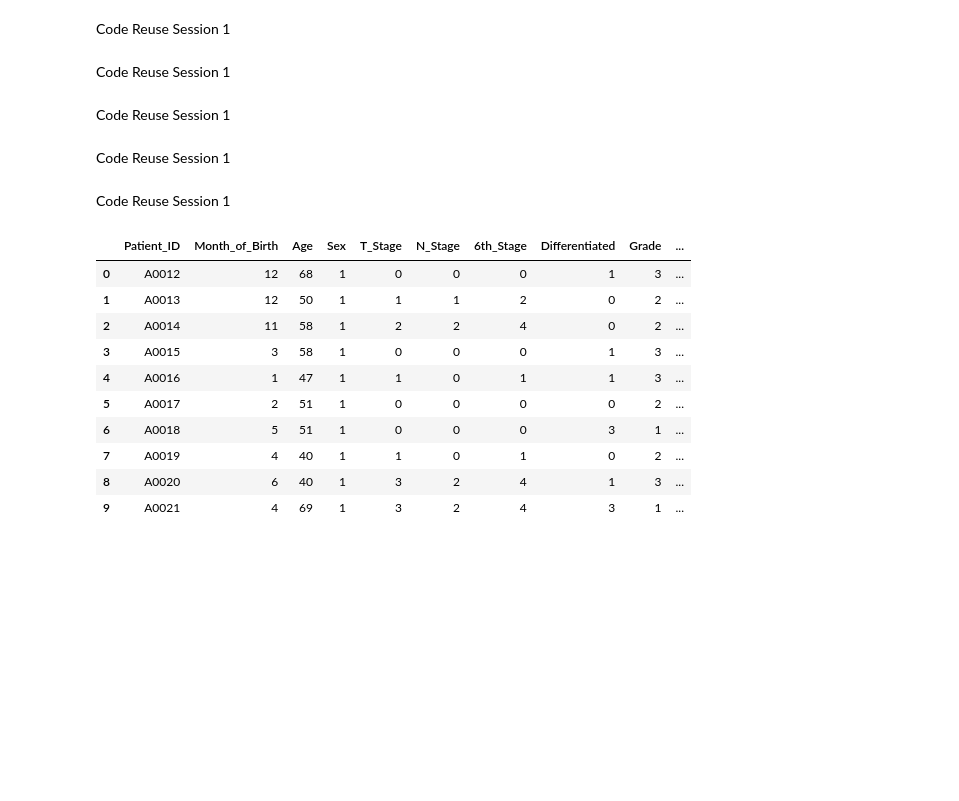
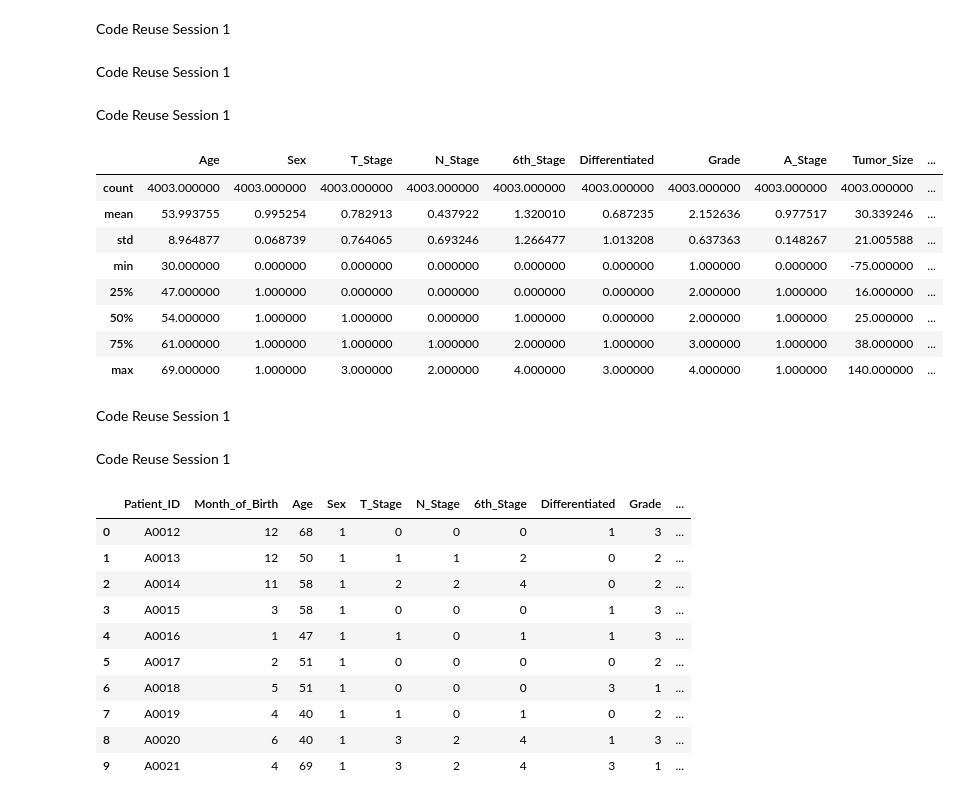
Before and after one commit to edmthinula/IIT_ML_tut, a Jupyter notebook: cw/week6.ipynb, the cells around one changed output. Cells and saved outputs as stored; diff of their text form; code cells hidden in the pictures; blank space fills up the shorter version.

```diff
--- a/cw/week6.ipynb
+++ b/cw/week6.ipynb
@@ -212,6 +212,18 @@ Code Reuse Session 1
 # Remove age outliers from the dataset
 age = find_outliers_IQR(data['Age']).index
 data.drop(index=age, inplace=True)
+# %%
+data.describe()
+# %% [output]
+|  | Age | Sex | T_Stage | N_Stage | 6th_Stage | Differentiated | Grade | A_Stage | Tumor_Size | ... |
+| count | 4003.000000 | 4003.000000 | 4003.000000 | 4003.000000 | 4003.000000 | 4003.000000 | 4003.000000 | 4003.000000 | 4003.000000 | ... |
+| mean | 53.993755 | 0.995254 | 0.782913 | 0.437922 | 1.320010 | 0.687235 | 2.152636 | 0.977517 | 30.339246 | ... |
+| std | 8.964877 | 0.068739 | 0.764065 | 0.693246 | 1.266477 | 1.013208 | 0.637363 | 0.148267 | 21.005588 | ... |
+| min | 30.000000 | 0.000000 | 0.000000 | 0.000000 | 0.000000 | 0.000000 | 1.000000 | 0.000000 | -75.000000 | ... |
+| 25% | 47.000000 | 1.000000 | 0.000000 | 0.000000 | 0.000000 | 0.000000 | 2.000000 | 1.000000 | 16.000000 | ... |
+| 50% | 54.000000 | 1.000000 | 1.000000 | 0.000000 | 1.000000 | 0.000000 | 2.000000 | 1.000000 | 25.000000 | ... |
+| 75% | 61.000000 | 1.000000 | 1.000000 | 1.000000 | 2.000000 | 1.000000 | 3.000000 | 1.000000 | 38.000000 | ... |
+| max | 69.000000 | 1.000000 | 3.000000 | 2.000000 | 4.000000 | 3.000000 | 4.000000 | 1.000000 | 140.000000 | ... |
 # %% [markdown]
 Code Reuse Session 1
 # %%
```
Also changed, not shown: 2 other files.
